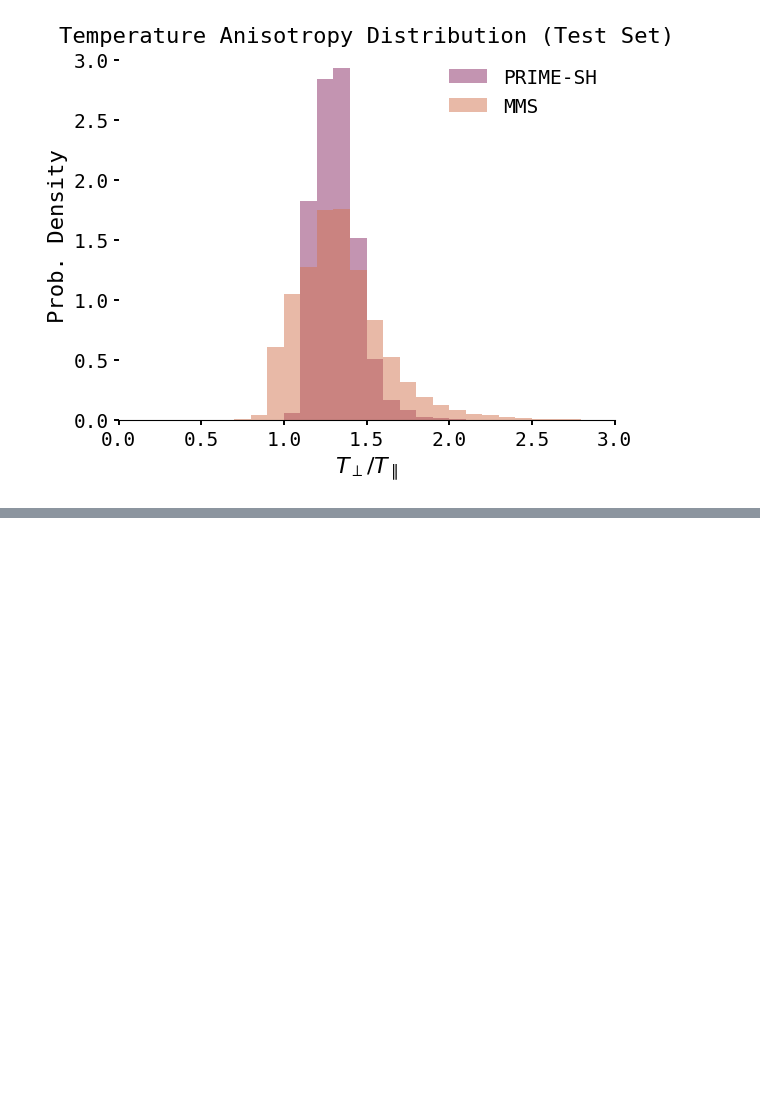
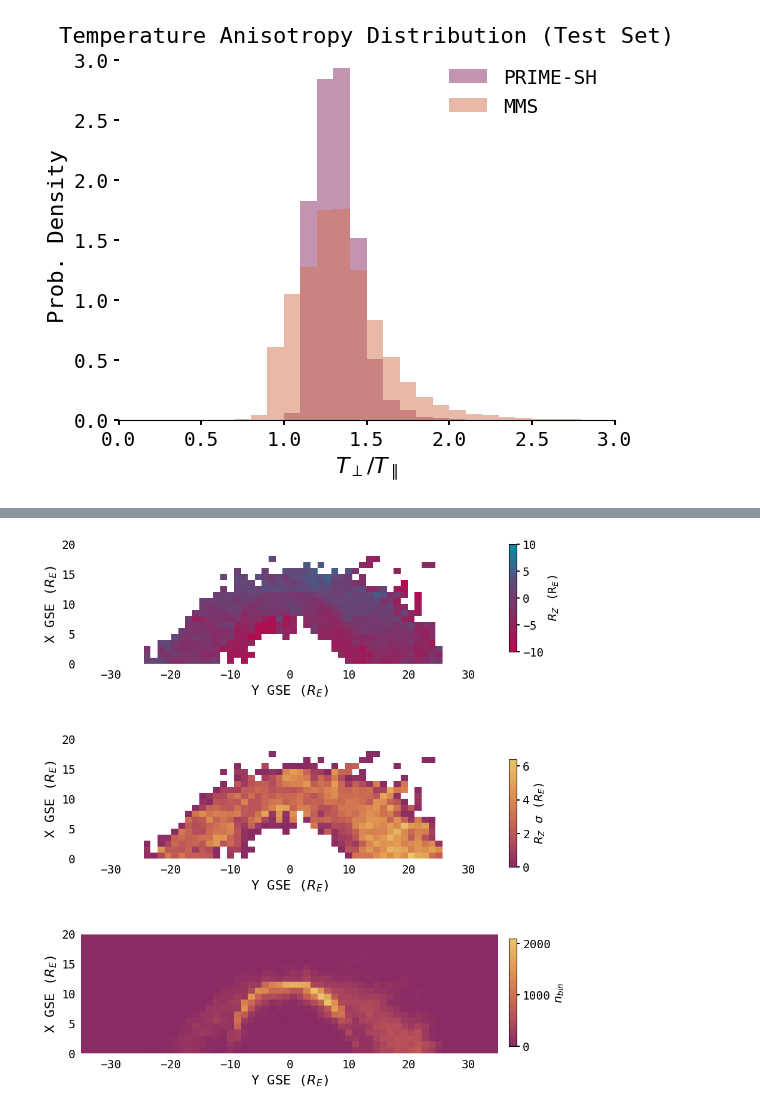
Before and after one commit to connor-obrien888/primesh, a Jupyter notebook: scratch.ipynb, the cells around one changed output, grey strips where cells are left out. Cells and saved outputs as stored; diff of their text form; code cells hidden in the pictures; blank space fills up the shorter version.

```diff
--- a/scratch.ipynb
+++ b/scratch.ipynb
@@ -1288,0 +1174,59 @@ cbar = pr.colorbar_maker(fig, im, param_index=5)
+# %%
+hist2d, xedges, yedges, binnumber = sps.binned_statistic_2d(mms_sh['R_xgse'], mms_sh['R_ygse'], values = mms_sh['R_zgse'], statistic = 'mean', bins = [20,60], range = [[0, 20], [-35, 35]])
+sig2d, xedges, yedges, binnumber = sps.binned_statistic_2d(mms_sh['R_xgse'], mms_sh['R_ygse'], values = mms_sh['R_zgse'], statistic = 'std', bins = [20,60], range = [[0, 20], [-35, 35]])
+count2d, xedges, yedges, binnumber = sps.binned_statistic_2d(mms_sh['R_xgse'], mms_sh['R_ygse'], values = mms_sh['R_zgse'], statistic = 'count', bins = [20,60], range = [[0, 20], [-35, 35]])
+#Plot hist2d as a heatmap
+fig, axes = plt.subplots(nrows = 3, ncols = 1, figsize = (9,12))
+im = axes[0].imshow(hist2d, origin='lower', extent=[-35, 35, 0, 20], aspect='auto', cmap=rb, vmin=-10, vmax = 10)
+axes[0].set_ylim(0, 20)
+axes[0].set_ylabel(r'X GSE ($R_{E}$)', fontsize = 16)
+axes[0].set_xlim(-35, 35)
+axes[0].set_xlabel(r'Y GSE ($R_{E}$)', fontsize = 16)
+axes[0].tick_params(axis='both', which='major', labelsize=14, color = 'white')
+axes[0].spines['top'].set_visible(False)
+axes[0].spines['right'].set_visible(False)
+axes[0].spines['bottom'].set_visible(False)
+axes[0].spines['left'].set_visible(False)
+axes[0].set_aspect('equal')
+#Add colorbar next to axes[0]
+cbar_ax = fig.add_axes([0.92, 0.70, 0.015, 0.15])
+cbar = fig.colorbar(im, cax=cbar_ax)
+cbar.set_label(r'$R_{Z}$ (R$_{E}$)', fontsize = 14)
+cbar.ax.tick_params(labelsize=14)
+#Plot sig2d as a heatmap
+im = axes[1].imshow(sig2d, origin='lower', extent=[-35, 35, 0, 20], aspect='auto', cmap=primesh_cmap)
+axes[1].set_ylim(0, 20)
+axes[1].set_ylabel(r'X GSE ($R_{E}$)', fontsize = 16)
+axes[1].set_xlim(-35, 35)
+axes[1].set_xlabel(r'Y GSE ($R_{E}$)', fontsize = 16)
+axes[1].tick_params(axis='both', which='major', labelsize=14, color = 'white')
+axes[1].spines['top'].set_visible(False)
+axes[1].spines['right'].set_visible(False)
+axes[1].spines['bottom'].set_visible(False)
+axes[1].spines['left'].set_visible(False)
+axes[1].set_aspect('equal')
+#Add colorbar next to axes[1]
+cbar_ax = fig.add_axes([0.92, 0.40, 0.015, 0.15])
+cbar = fig.colorbar(im, cax=cbar_ax)
+cbar.set_label(r'$R_{Z}$ $\sigma$ ($R_{E}$)', fontsize = 14)
+cbar.ax.tick_params(labelsize=14)
+#Plot count2d as a heatmap
+im = axes[2].imshow(count2d, origin='lower', extent=[-35, 35, 0, 20], aspect='auto', cmap=primesh_cmap)
+axes[2].set_ylim(0, 20)
+axes[2].set_ylabel(r'X GSE ($R_{E}$)', fontsize = 16)
+axes[2].set_xlim(-35, 35)
+axes[2].set_xlabel(r'Y GSE ($R_{E}$)', fontsize = 16)
+axes[2].tick_params(axis='both', which='major', labelsize=14, color = 'white')
+axes[2].spines['top'].set_visible(False)
+axes[2].spines['right'].set_visible(False)
+axes[2].spines['bottom'].set_visible(False)
+axes[2].spines['left'].set_visible(False)
+axes[2].set_aspect('equal')
+#Add colorbar for predicted data next to axes[2]
+cbar_ax = fig.add_axes([0.92, 0.15, 0.015, 0.15])
+cbar = fig.colorbar(im, cax=cbar_ax)
+cbar.set_label(r'$n_{bin}$', fontsize = 14)
+cbar.ax.tick_params(labelsize=14)
+#plt.savefig(plotpath+'mms_position_heatmap.pdf', bbox_inches='tight')
+# %% [output]
+[figure, added]
```
Also changed, not shown: parts of 21 cells of this notebook, 9 other files.
